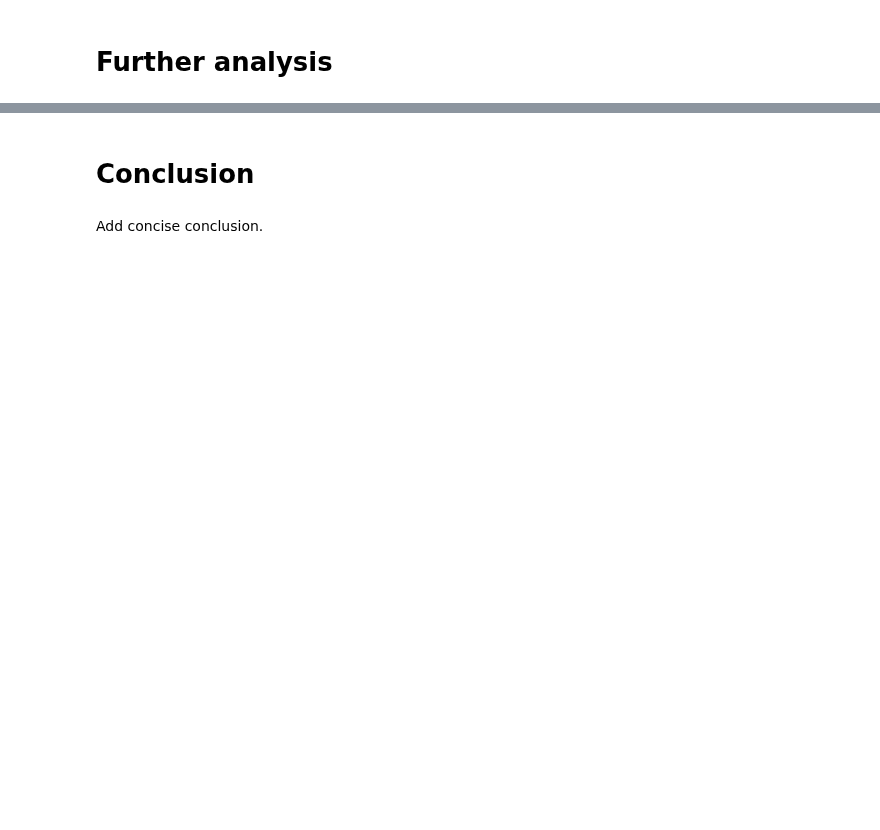
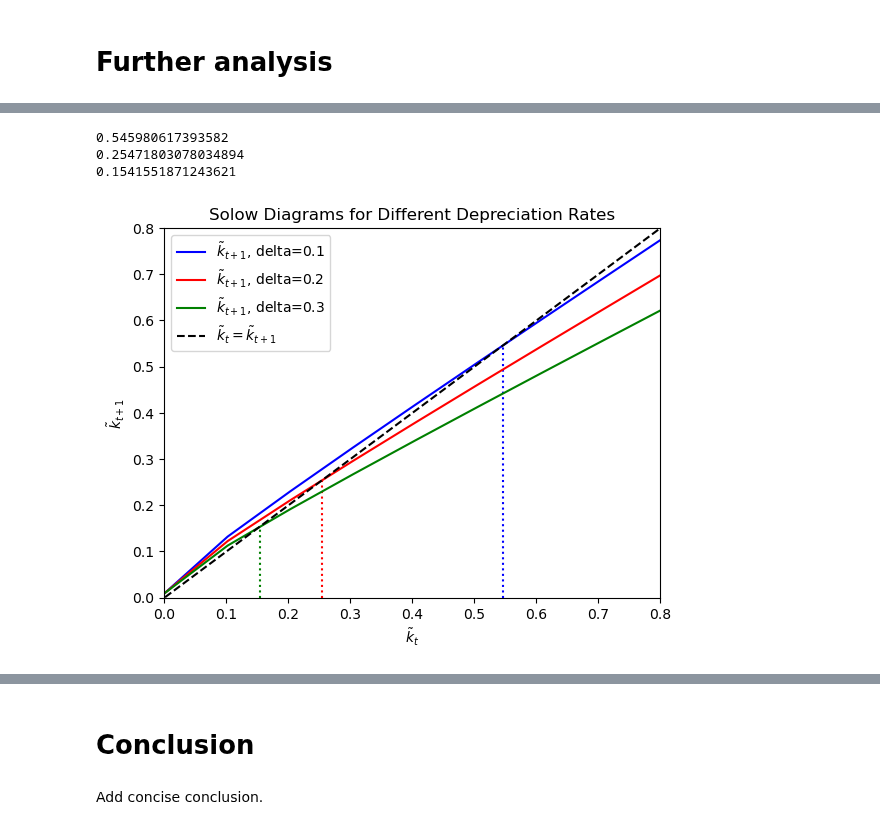
Before and after one commit to NumEconCopenhagen/projects-2023-philx2-nico, a Jupyter notebook: modelproject/modelproject.ipynb, the cells around one changed output, grey strips where cells are left out. Saved outputs shown, nothing was run; the diff lists cells and outputs as text; code cells hidden in the pictures; blank space fills up the shorter version.

```diff
--- a/modelproject/modelproject.ipynb
+++ b/modelproject/modelproject.ipynb
@@ -98,0 +151,60 @@ Try to make an extension of the model.
+# %%
+# Create an instance of the SolowModelClass
+model = SolowModelClass()
+
+# Define the parameters for the simulation
+model.val.s_k = 0.1
+model.val.g = 0.05
+model.val.alpha = 0.33
+model.val.sigma = 0.02
+
+# Define depreciation rates to consider
+deltas = [0.1, 0.2, 0.3]
+
+# Define the range of capital per effective worker
+k_tilde_range = np.linspace(0.001, 10, 100)
+
+# Create a figure and axes for the plot
+fig, ax = plt.subplots()
+
+# Define a color list for different depreciation rates
+colors = ['blue', 'red', 'green']
+
+# Iterate over depreciation rates
+for delta, color in zip(deltas, colors):
+    # Update the depreciation rate
+    model.val.delta = delta
+
+    # Calculate the Solow function for the range of capital per effective worker
+    k_tilde_next_range = (1/(1+model.val.g)) * (model.val.s_k * k_tilde_range**model.val.alpha + (1-model.val.delta) * k_tilde_range)
+
+    # Plot the Solow function
+    ax.plot(k_tilde_range, k_tilde_next_range, label=f'$\\tilde{{k}}_{{t+1}}$, delta={delta}', color=color)
+
+    # Calculate the steady-state capital level
+    k_tilde_ss = model.solve_numerical_ss()
+
+    # Plot a vertical line at the steady-state capital level, limited to the SS value in k_t+1
+    ax.vlines(k_tilde_ss, 0, (1/(1+model.val.g)) * (model.val.s_k * k_tilde_ss**model.val.alpha + (1-model.val.delta) * k_tilde_ss), linestyle=':', color=color)
+
+# Plot the 45-degree line
+ax.plot(k_tilde_range, k_tilde_range, label='$\\tilde{{k}}_t = \\tilde{{k}}_{t+1}$', linestyle='--', color='black')
+
+# Add labels and title
+ax.set_xlabel('$\\tilde{{k}}_t$')
+ax.set_ylabel('$\\tilde{{k}}_{t+1}$')
+ax.set_title('Solow Diagrams for Different Depreciation Rates')
+
+# Add a legend
+ax.legend()
+
+plt.xlim([0, 0.8])
+plt.ylim([0, 0.8])
+
+# Show the plot
+plt.show()
+# %% [output]
+0.545980617393582
+0.25471803078034894
+0.1541551871243621
+[figure, added]
```
Also changed, not shown: parts of 11 cells of this notebook, 1 other file.
